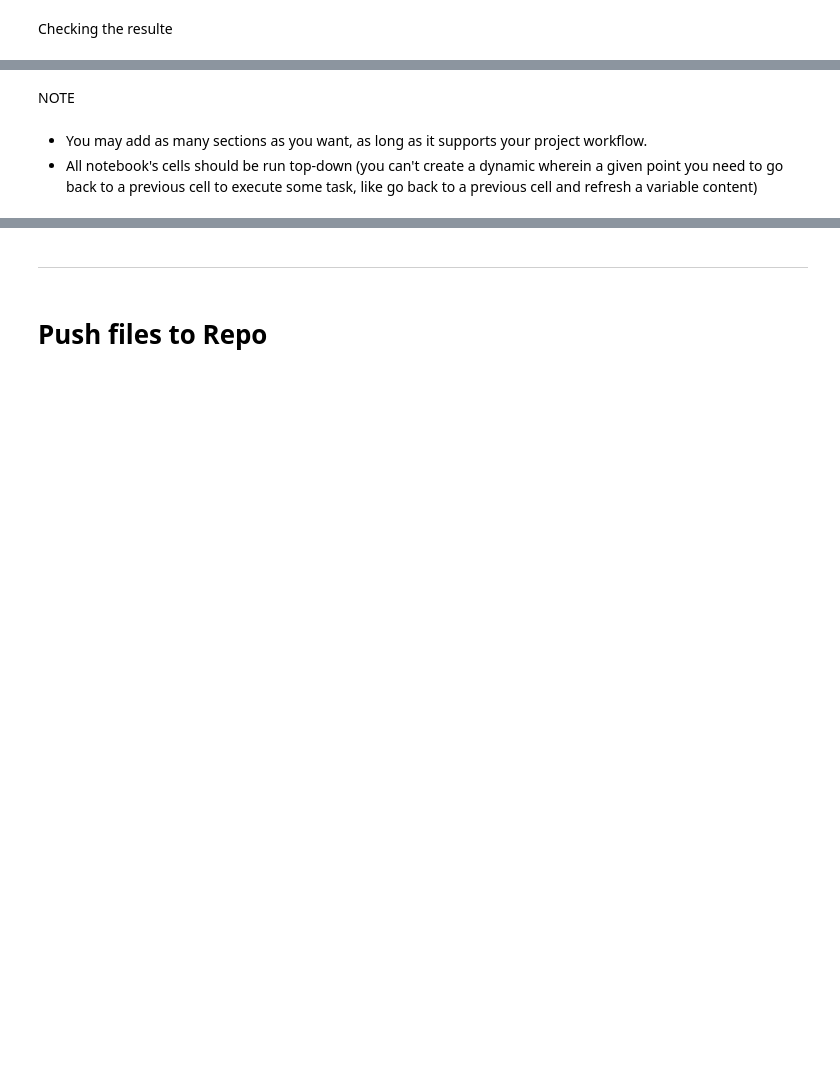
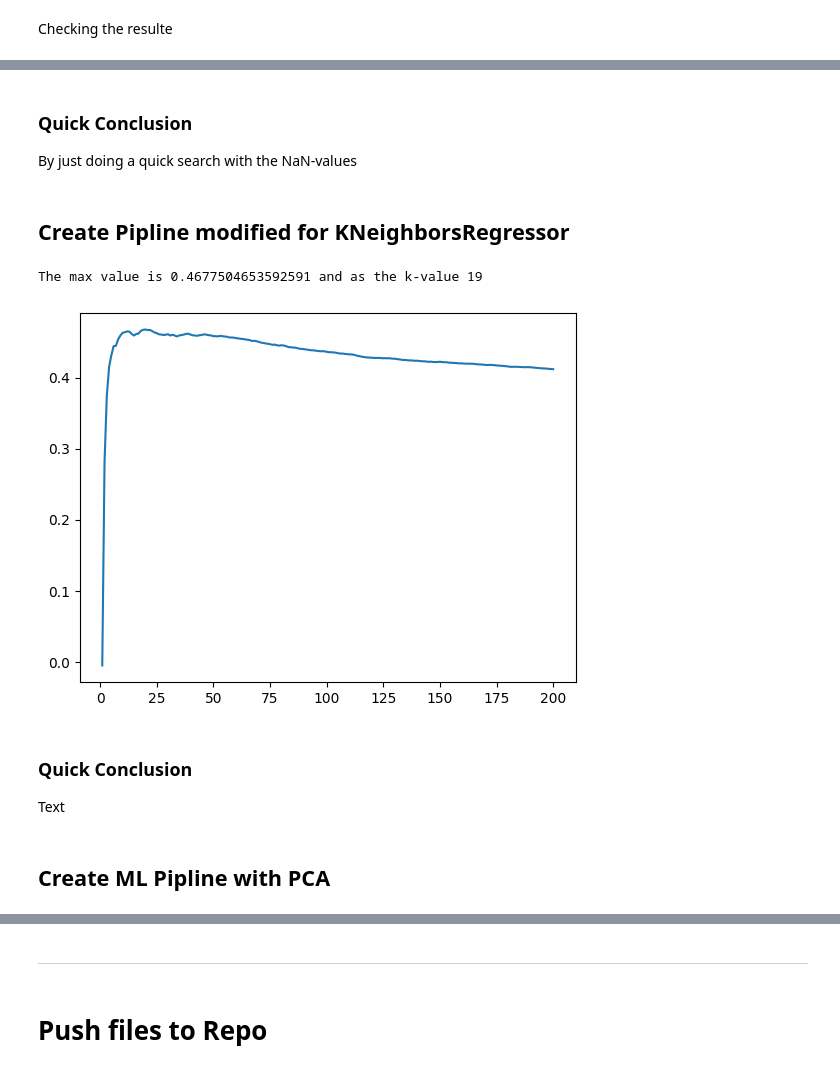
Before and after one commit to Ko11e/Student-Performance, a Jupyter notebook: jupyter_notebooks/05 - Modeling and Evaluation - Predict Exam Score.ipynb, the cells around one changed output, grey strips where cells are left out. Drawn from its saved outputs; the diff is of its cells as text; code cells hidden in the pictures; blank space fills up the shorter version.

Commit message:
Add conclusion to step 1 in ML Pipline Exam Score

```diff
--- a/jupyter_notebooks/05 - Modeling and Evaluation - Predict Exam Score.ipynb
+++ b/jupyter_notebooks/05 - Modeling and Evaluation - Predict Exam Score.ipynb
@@ -186,24 +183,9 @@ class HyperparameterOptimizationSearch:
 ## Split Train and Test Set
 # %%
 from sklearn.model_selection import train_test_split
-import seaborn as sns
-import matplotlib.pyplot as plt
-pipeline_taget_cleaning = Pipeline([
-      ('efd', EqualFrequencyDiscretiser(q=7, variables=['Exam_Score'] ))
-])
 
-df_target_bins = pipeline_taget_cleaning.fit_transform(df)
-
-target_span = pipeline_taget_cleaning['efd'].binner_dict_
-
-# df.head()
-
-# sns.countplot(data=df_target_bins, x='Exam_Score')
-# plt.show()
-
-
-X = df_target_bins.drop(['Exam_Score'], axis=1) # Defining the features
-y = df_target_bins['Exam_Score'] # Defining the the target for the prediction
+X = df.drop(['Exam_Score'], axis=1) # Defining the features
+y = df['Exam_Score'] # Defining the the target for the prediction
 
 X_train, X_test, y_train, y_test = train_test_split(
      X,
@@ -374,8 +366,9 @@ search.fit(X_train, y_train, scoring='r2', n_jobs=-1, cv=5)
 # %%
 grid_search_summary, grid_search_pipelines = search.score_summary(sort_by='mean_score')
 grid_search_summary
-# %% [markdown]
-NOTE
-# %% [markdown]
-* You may add as many sections as you want, as long as it supports your project workflow.
-* All notebook's cells should be run top-down (you can't create a dynamic wherein a given point you need to go back to a previous cell to execute some task, like go back to a previous cell and refresh a variable content)
+# %% [markdown]
+### Quick Conclusion
+
+By just doing a quick search with the NaN-values
+# %% [markdown]
+## Create Pipline modified for KNeighborsRegressor
@@ -381,0 +398,33 @@ NOTE
+# %%
+from sklearn.neighbors import KNeighborsRegressor
+from sklearn.metrics import mean_absolute_error, mean_squared_error, r2_score
+import matplotlib.pyplot as plt
+import numpy as np
+
+
+def Predict_k_value(X_train, y_train, X_test, y_test, k_max):
+    knn_r_score=[]
+
+    for i in range(1, k_max):
+        # Create and fit the KNeighborsRegressor
+        knn_pipeline = PipelineOptimization_KNN(KNeighborsRegressor(n_neighbors=i, weights='distance', algorithm='ball_tree'))
+        knn_pipeline.fit(X_train, y_train)
+
+        # Predict on the test data
+        y_pred = knn_pipeline.predict(X_test)
+        r2 = r2_score(y_test, y_pred)
+        knn_r_score.append(r2)
+
+    print(f'The max value is {max(knn_r_score)} and as the k-value {knn_r_score.index(max(knn_r_score))}')
+    plt.plot(range(1, k_max), knn_r_score)
+    plt.show
+
+Predict_k_value(X_train, y_train, X_test, y_test, 201)
+# %% [output]
+The max value is 0.4677504653592591 and as the k-value 19
+[figure, added]
+# %% [markdown]
+### Quick Conclusion
+Text
+# %% [markdown]
+## Create ML Pipline with PCA
```
Also changed, not shown: parts of 42 cells of this notebook.
